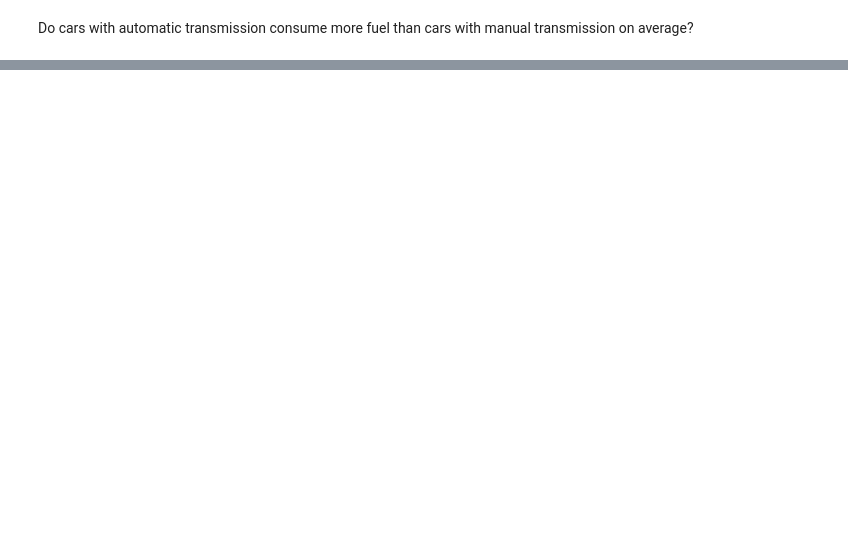
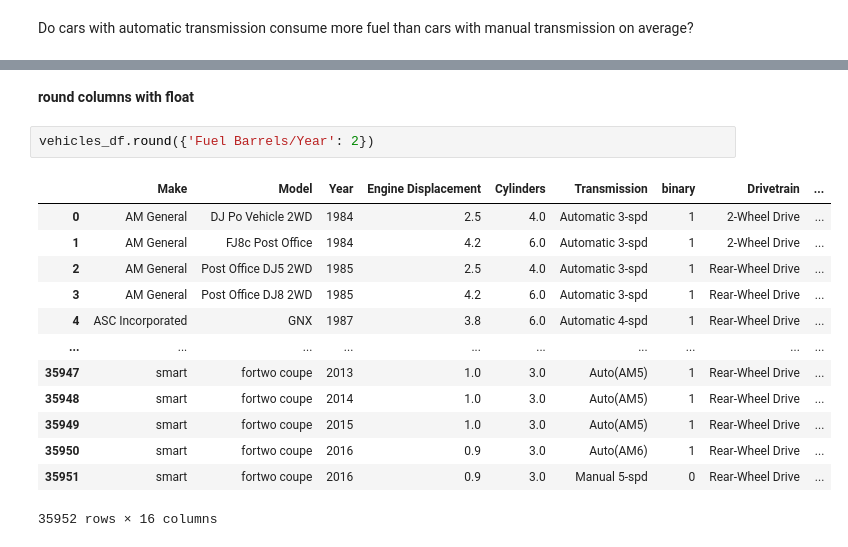
Before and after one commit to vlad-lis/Ironhack-Labs, a Jupyter notebook: Week1/Day5/Lab_Pandas_part_1.ipynb, the cells around one changed output, grey strips where cells are left out. Drawn from its saved outputs; the diff is of its cells as text; blank space fills up the shorter version.

```diff
--- a/Week1/Day5/Lab_Pandas_part_1.ipynb
+++ b/Week1/Day5/Lab_Pandas_part_1.ipynb
@@ -105,0 +224,18 @@ Do cars with automatic transmission consume more fuel than cars with manual tran
+# %% [markdown]
+**round columns with float**
+# %%
+vehicles_df.round({'Fuel Barrels/Year': 2})
+# %% [output]
+|  | Make | Model | Year | Engine Displacement | Cylinders | Transmission | binary | Drivetrain | ... |
+| 0 | AM General | DJ Po Vehicle 2WD | 1984 | 2.5 | 4.0 | Automatic 3-spd | 1 | 2-Wheel Drive | ... |
+| 1 | AM General | FJ8c Post Office | 1984 | 4.2 | 6.0 | Automatic 3-spd | 1 | 2-Wheel Drive | ... |
+| 2 | AM General | Post Office DJ5 2WD | 1985 | 2.5 | 4.0 | Automatic 3-spd | 1 | Rear-Wheel Drive | ... |
+| 3 | AM General | Post Office DJ8 2WD | 1985 | 4.2 | 6.0 | Automatic 3-spd | 1 | Rear-Wheel Drive | ... |
+| 4 | ASC Incorporated | GNX | 1987 | 3.8 | 6.0 | Automatic 4-spd | 1 | Rear-Wheel Drive | ... |
+| ... | ... | ... | ... | ... | ... | ... | ... | ... | ... |
+| 35947 | smart | fortwo coupe | 2013 | 1.0 | 3.0 | Auto(AM5) | 1 | Rear-Wheel Drive | ... |
+| 35948 | smart | fortwo coupe | 2014 | 1.0 | 3.0 | Auto(AM5) | 1 | Rear-Wheel Drive | ... |
+| 35949 | smart | fortwo coupe | 2015 | 1.0 | 3.0 | Auto(AM5) | 1 | Rear-Wheel Drive | ... |
+| 35950 | smart | fortwo coupe | 2016 | 0.9 | 3.0 | Auto(AM6) | 1 | Rear-Wheel Drive | ... |
+| 35951 | smart | fortwo coupe | 2016 | 0.9 | 3.0 | Manual 5-spd | 0 | Rear-Wheel Drive | ... |
+35952 rows × 16 columns
```
Also changed, not shown: parts of 14 cells of this notebook.
